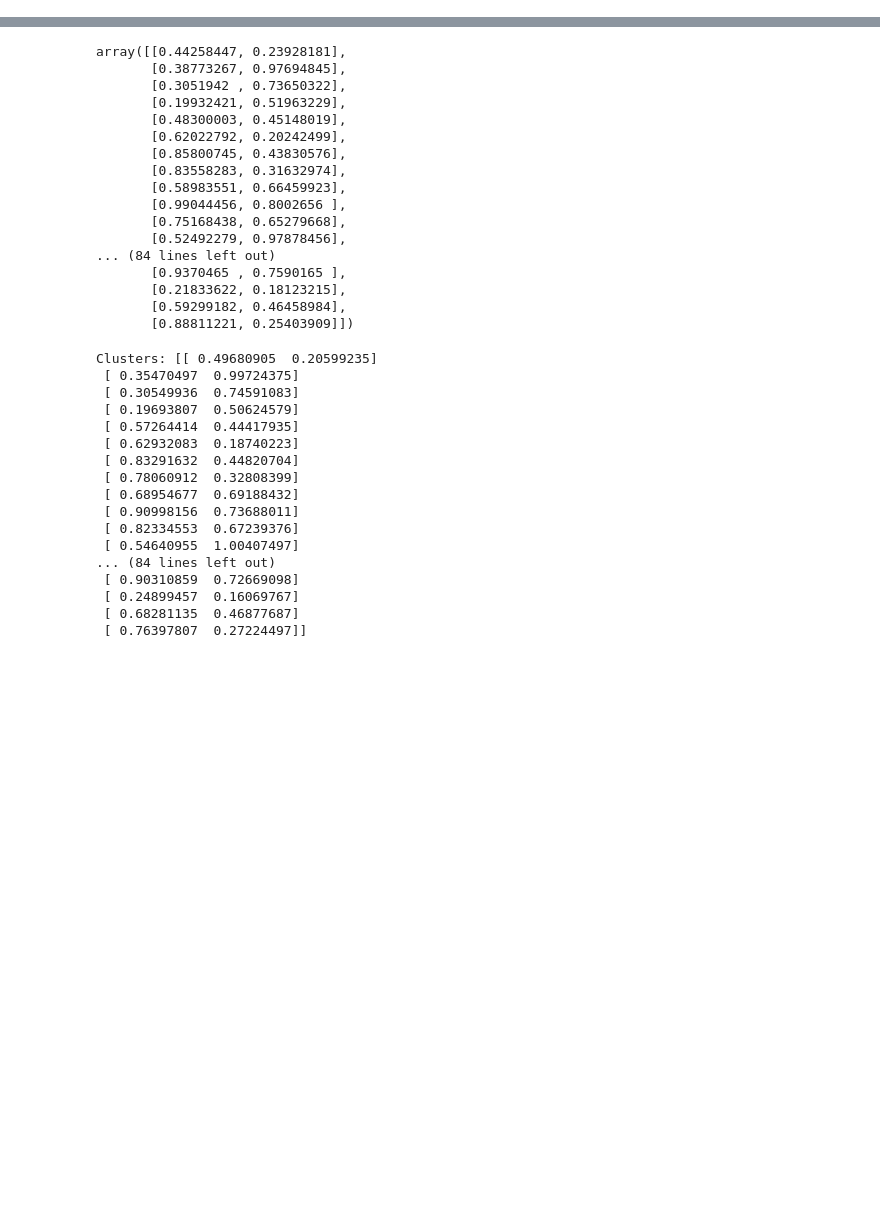
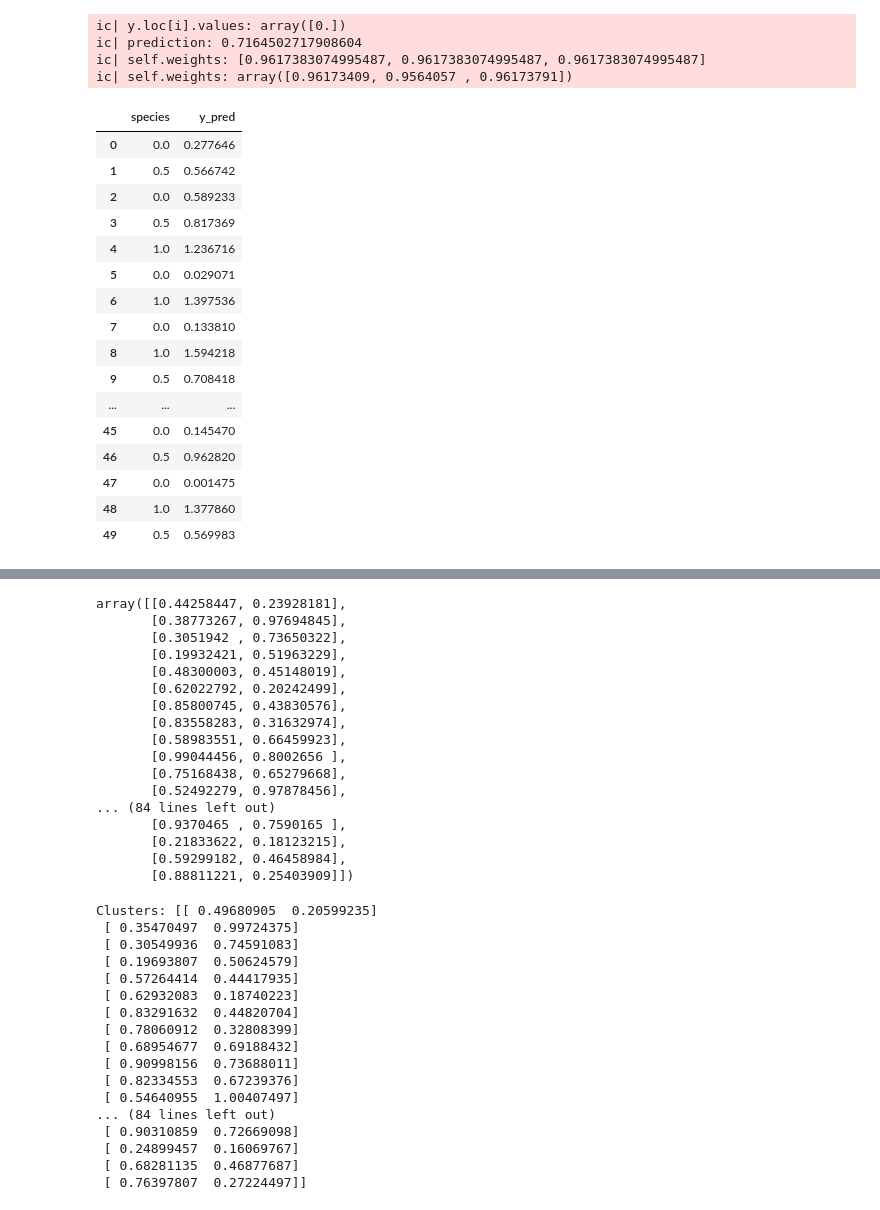
Before and after one commit to FilippYV/Design_and_training_neural_networks, a Jupyter notebook: 4. Radial_basis_functions/RBF.ipynb, the cells around one changed output, grey strips where cells are left out. Saved outputs shown, nothing was run; the diff lists cells and outputs as text; code cells hidden in the pictures; blank space fills up the shorter version.

```diff
--- a/4. Radial_basis_functions/RBF.ipynb
+++ b/4. Radial_basis_functions/RBF.ipynb
@@ -4,0 +27,5 @@ import random
+# %%
+y_train = pd.DataFrame(data['Species'])
+y_train['Species'] = pd.factorize(data['Species'])[0]
+y_train = (y_train - y_train.min()) / (y_train.max() - y_train.min())  # нормализация
+y_train
@@ -4,0 +68,6 @@ import random
+# %%
+y_test = pd.read_csv('../Datasets/For_RBF/test_iris.csv')
+y_test = y_test.drop(['Unnamed: 0', 'petal length','petal width','sepal length','sepal width'],axis=1)
+y_test['species'] = pd.factorize(y_test['species'])[0]
+y_test = (y_test - y_test.min()) / (y_test.max() - y_test.min())  # нормализация
+y_test
@@ -4,0 +92,65 @@ import random
+# %%
+def rbf_function(x, c, s):
+    return np.exp(-1 / (2 * s ** 2) * (x - c) ** 2)
+
+
+class RBFNetwork:
+    def __init__(self, k, learning_rate, epochs):
+        self.k = k
+        self.learning_rate = learning_rate
+        self.epochs = epochs
+
+    def train(self, X, y):
+        self.centers = X.values[np.random.choice(X.shape[0], self.k, replace=False)]
+        self.sigma = X.std().mean()
+        self.weights = [random.uniform(0, 1)] * self.k
+        for i in range(X.shape[0]):
+            distances = np.linalg.norm(X.loc[i].values - self.centers, axis=1)  # отклонение
+            phi = rbf_function(distances, 0, self.sigma)
+
+            prediction = phi.dot(self.weights)
+            ic(y.loc[i].values)
+            ic(prediction)
+            ic(self.weights )
+            self.weights += self.learning_rate * (y.loc[i].values - prediction) * phi
+            ic(self.weights )
+            break
+
+
+
+    def predict(self, X):
+        y_pred = []
+        for i in range(X.shape[0]):
+            distances = np.linalg.norm(X.loc[i].values - self.centers, axis=1)
+            phi = rbf_function(distances, 0, self.sigma)
+            prediction = phi.dot(self.weights)
+            y_pred.append(prediction)
+        return y_pred
+
+
+rbf_network = RBFNetwork(k=3, learning_rate=0.01, epochs=1000)
+rbf_network.train(X=X_train, y=y_train)
+y_test['y_pred'] = rbf_network.predict(X=X_test)
+y_test
+# %% [output]
+ic| y.loc[i].values: array([0.])
+ic| prediction: 0.7164502717908604
+ic| self.weights: [0.9617383074995487, 0.9617383074995487, 0.9617383074995487]
+ic| self.weights: array([0.96173409, 0.9564057 , 0.96173791])
+|  | species | y_pred |
+| 0 | 0.0 | 0.277646 |
+| 1 | 0.5 | 0.566742 |
+| 2 | 0.0 | 0.589233 |
+| 3 | 0.5 | 0.817369 |
+| 4 | 1.0 | 1.236716 |
+| 5 | 0.0 | 0.029071 |
+| 6 | 1.0 | 1.397536 |
+| 7 | 0.0 | 0.133810 |
+| 8 | 1.0 | 1.594218 |
+| 9 | 0.5 | 0.708418 |
+| ... | ... | ... |
+| 45 | 0.0 | 0.145470 |
+| 46 | 0.5 | 0.962820 |
+| 47 | 0.0 | 0.001475 |
+| 48 | 1.0 | 1.377860 |
+| 49 | 0.5 | 0.569983 |
```
Also changed, not shown: parts of 14 cells of this notebook, 4 other files.
